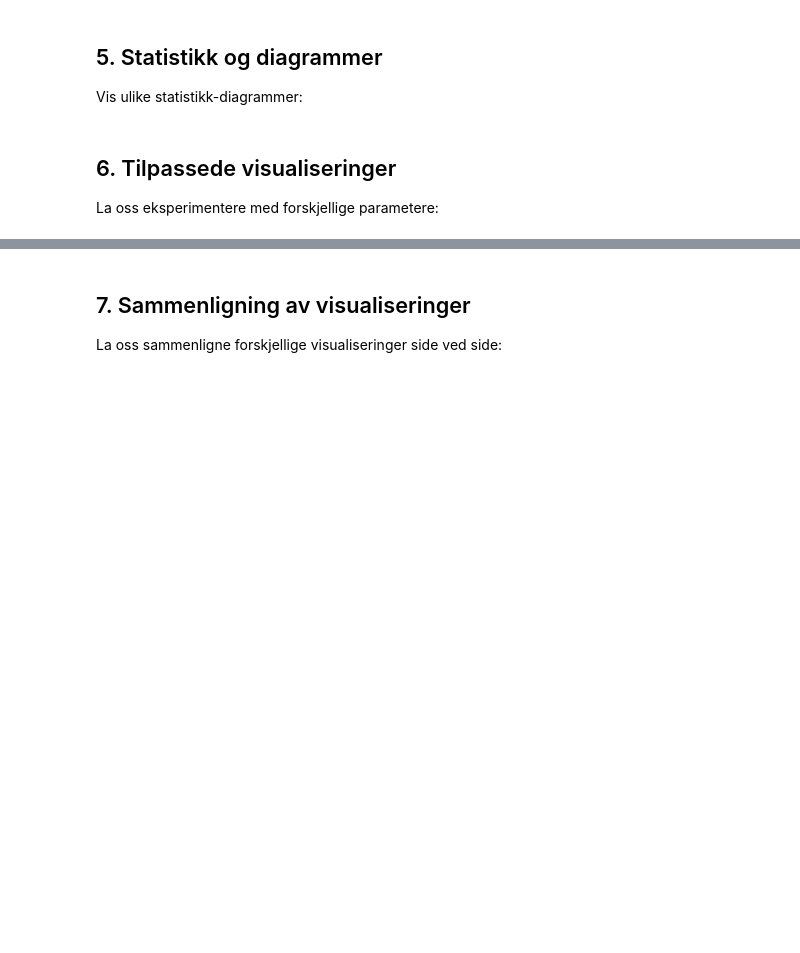
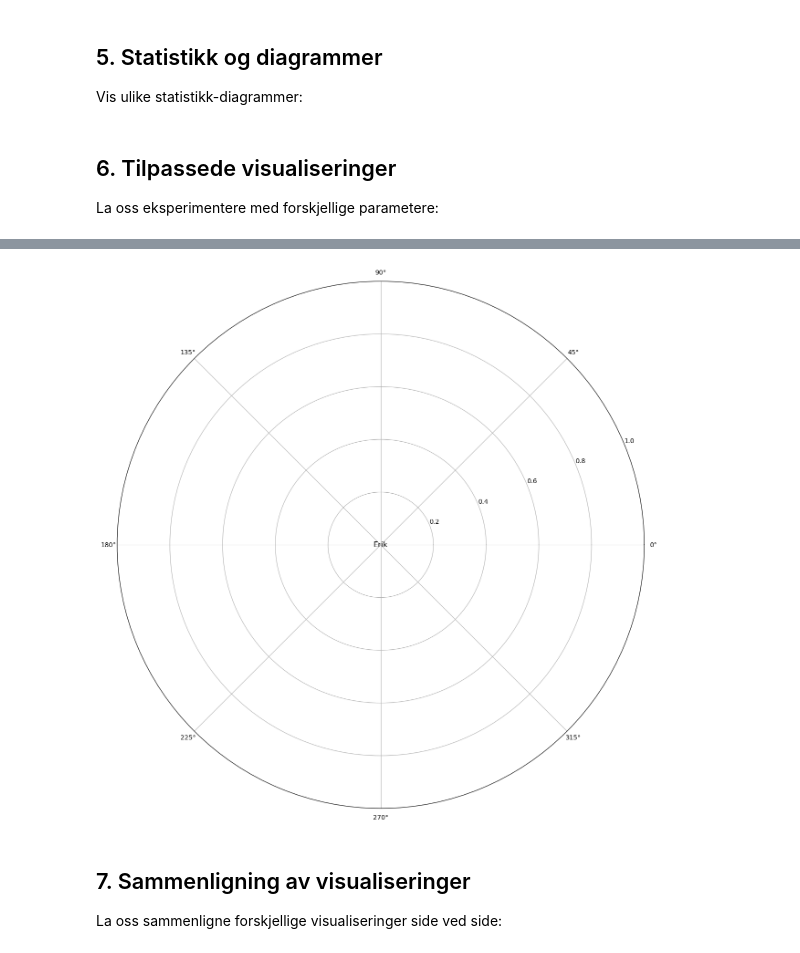
Before and after one commit to arvidl/slektstre, a Jupyter notebook: notebooks/04_visualisering.ipynb, the cells around one changed output, grey strips where cells are left out. Cells and saved outputs as stored; diff of their text form; code cells hidden in the pictures; blank space fills up the shorter version.

```diff
--- a/notebooks/04_visualisering.ipynb
+++ b/notebooks/04_visualisering.ipynb
@@ -108,12 +133,19 @@ plt.show()
 # %%
-# Fan chart med større radius
-fig = plot_fan_chart(
-    slektstre,
-    title="Stor fan chart",
-    figsize=(15, 15),
-    radius=8
-)
-plt.show()
+# Fan chart med større figsize
+alle_personer = slektstre.get_all_persons()
+if alle_personer:
+    root_person_id = alle_personer[0].id
+    fig = plot_fan_chart(
+        slektstre,
+        root_person_id,
+        title="Stor fan chart",
+        figsize=(15, 15)
+    )
+    plt.show()
+else:
+    print("Ingen personer funnet i slektstreet!")
+# %% [output]
+[figure, added]
 # %% [markdown]
 ## 7. Sammenligning av visualiseringer
 
```
Also changed, not shown: parts of 11 cells of this notebook, 15 other files.
